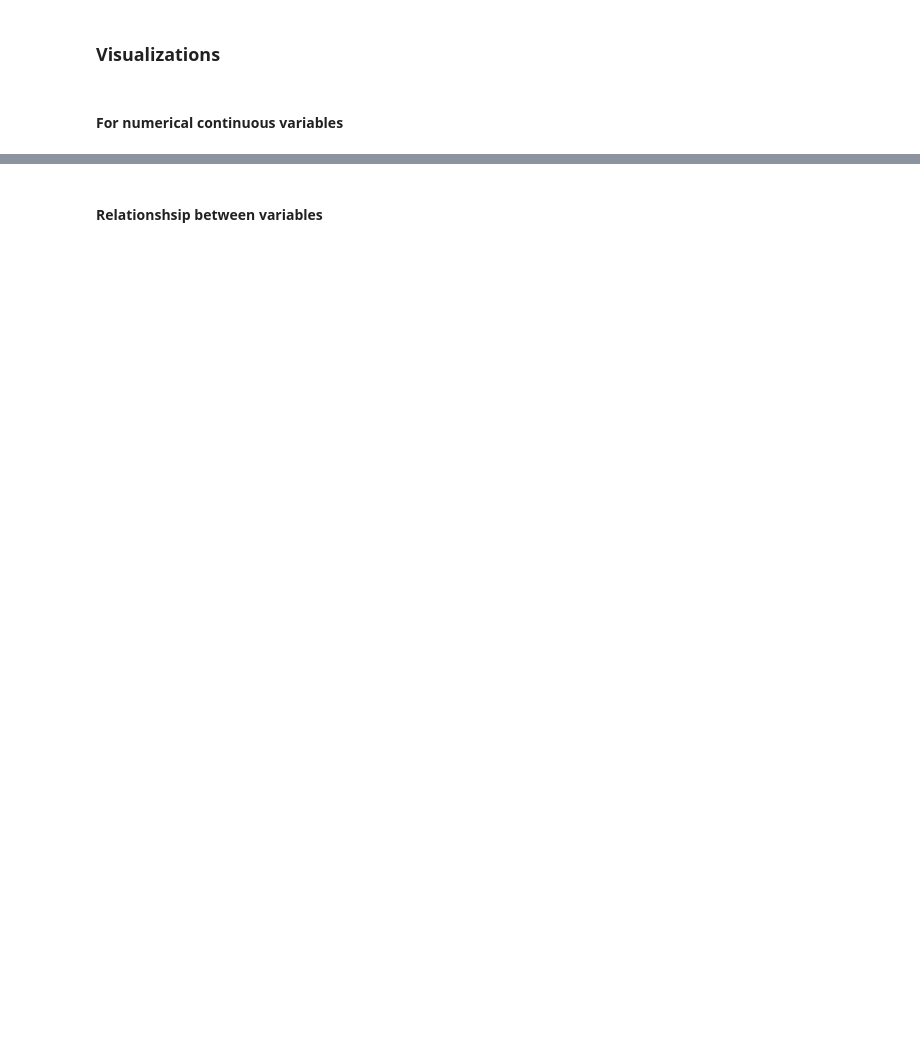
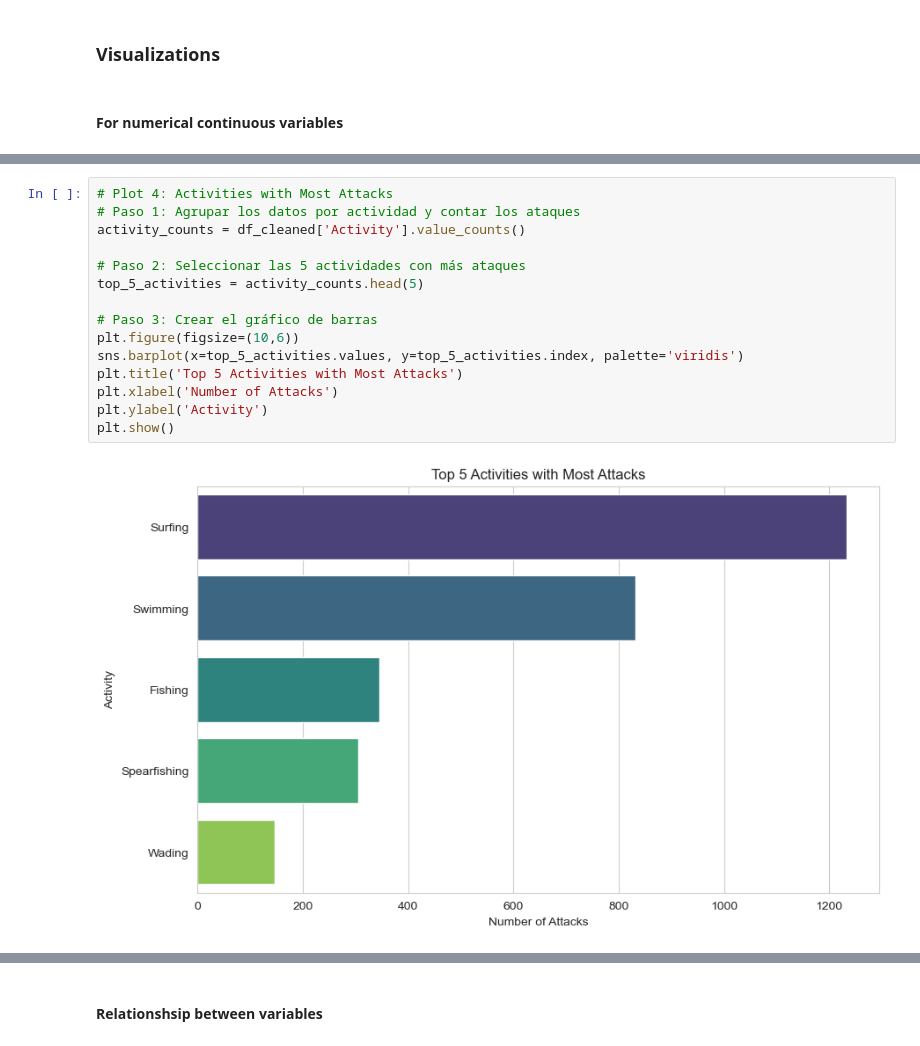
Before and after one commit to GemaVNZ/Quest2.-Sharks, a Jupyter notebook: notebooks/data_visualization.ipynb, the cells around one changed output, grey strips where cells are left out. Cells and saved outputs as stored; diff of their text form; blank space fills up the shorter version.

```diff
--- a/notebooks/data_visualization.ipynb
+++ b/notebooks/data_visualization.ipynb
@@ -70,0 +106,17 @@ sns.countplot(x='Ocean_Sea', data= df_cleaned)
+# %%
+# Plot 4: Activities with Most Attacks
+# Paso 1: Agrupar los datos por actividad y contar los ataques
+activity_counts = df_cleaned['Activity'].value_counts()
+
+# Paso 2: Seleccionar las 5 actividades con más ataques
+top_5_activities = activity_counts.head(5)
+
+# Paso 3: Crear el gráfico de barras
+plt.figure(figsize=(10,6))
+sns.barplot(x=top_5_activities.values, y=top_5_activities.index, palette='viridis')
+plt.title('Top 5 Activities with Most Attacks')
+plt.xlabel('Number of Attacks')
+plt.ylabel('Activity')
+plt.show()
+# %% [output]
+[figure, added]
```
Also changed, not shown: parts of 24 cells of this notebook.
